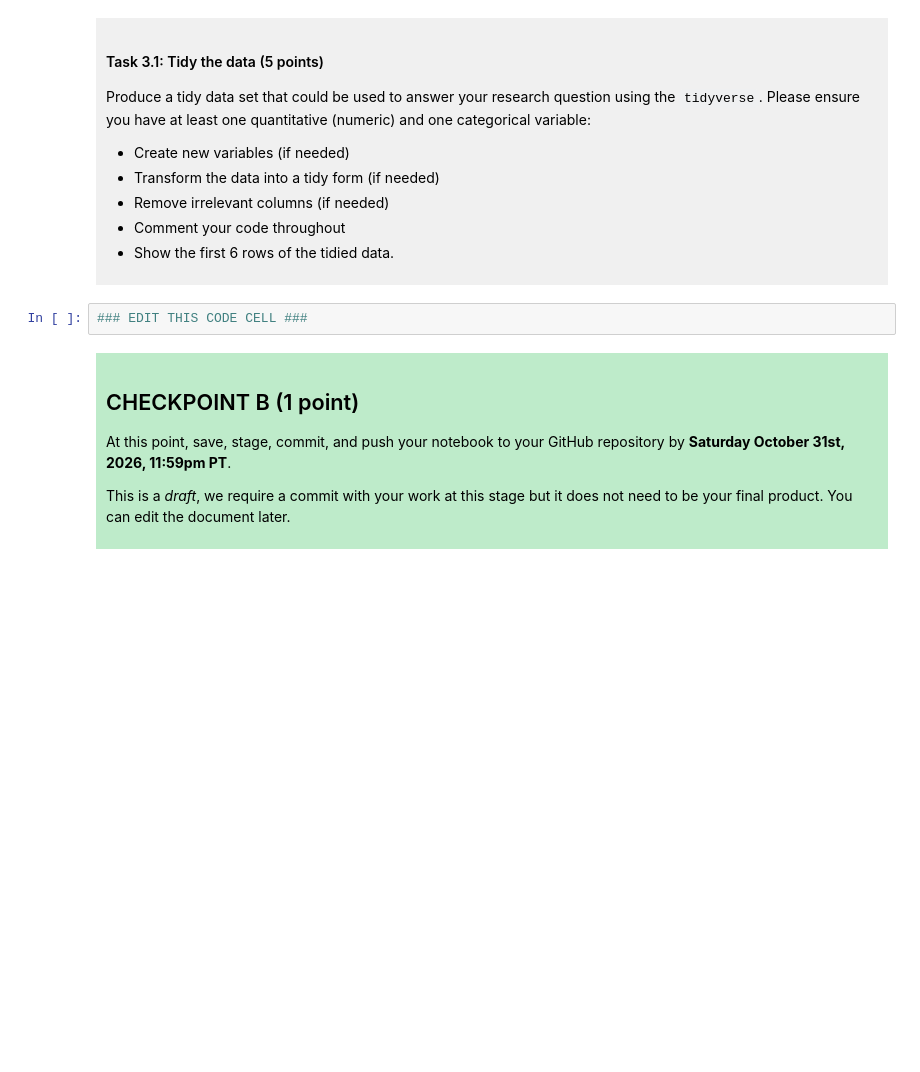
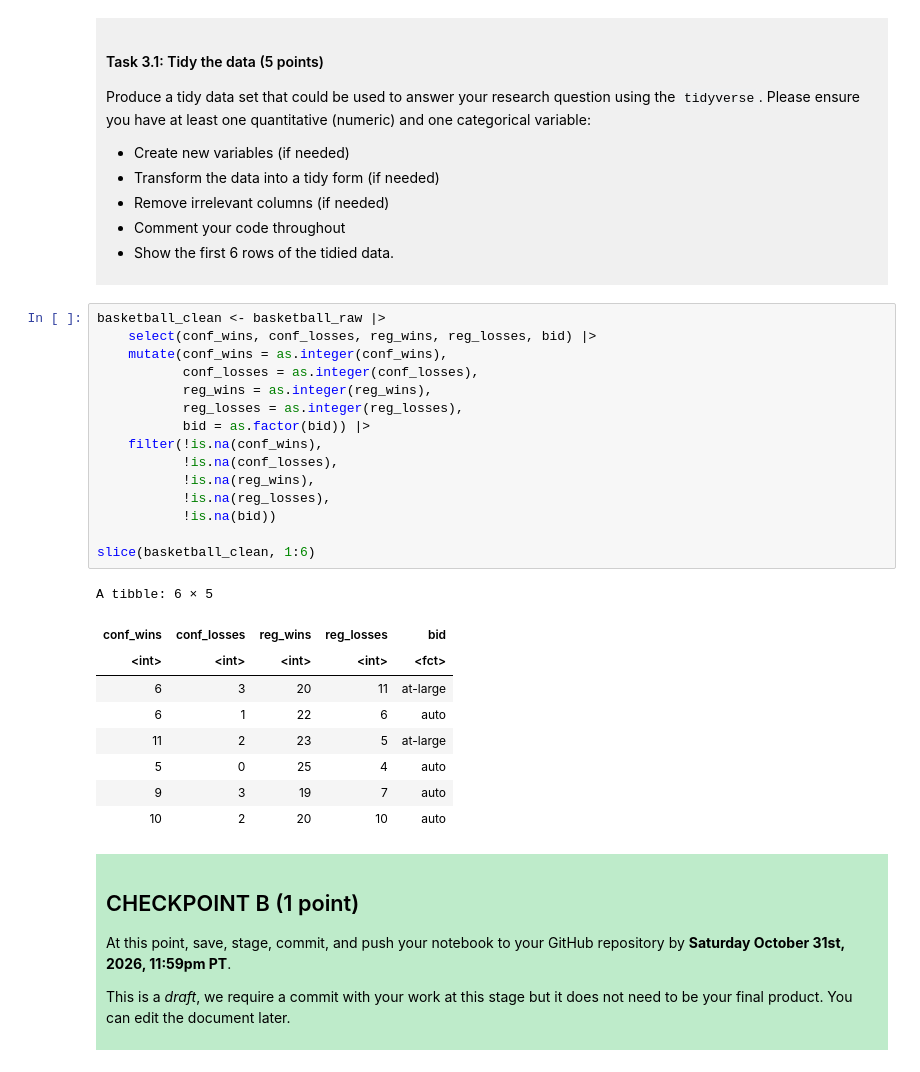
Before and after one commit to Jenimaja/dsci-100-project-sasha-biesanz, a Jupyter notebook: dsci-100-project-notebook.ipynb, the cells around one changed output. Drawn from its saved outputs; the diff is of its cells as text; blank space fills up the shorter version.

```diff
--- a/dsci-100-project-notebook.ipynb
+++ b/dsci-100-project-notebook.ipynb
@@ -189,7 +222,30 @@ Produce a tidy data set that could be used to answer your research question usin
 
 </div>
 # %%
-### EDIT THIS CODE CELL ###
+basketball_clean <- basketball_raw |>
+    select(conf_wins, conf_losses, reg_wins, reg_losses, bid) |>
+    mutate(conf_wins = as.integer(conf_wins),
+           conf_losses = as.integer(conf_losses),
+           reg_wins = as.integer(reg_wins),
+           reg_losses = as.integer(reg_losses),
+           bid = as.factor(bid)) |>
+    filter(!is.na(conf_wins),
+           !is.na(conf_losses),
+           !is.na(reg_wins),
+           !is.na(reg_losses),
+           !is.na(bid))
+
+slice(basketball_clean, 1:6)
+# %% [output]
+A tibble: 6 × 5
+| conf_wins | conf_losses | reg_wins | reg_losses | bid |
+| <int> | <int> | <int> | <int> | <fct> |
+| 6 | 3 | 20 | 11 | at-large |
+| 6 | 1 | 22 | 6 | auto |
+| 11 | 2 | 23 | 5 | at-large |
+| 5 | 0 | 25 | 4 | auto |
+| 9 | 3 | 19 | 7 | auto |
+| 10 | 2 | 20 | 10 | auto |
 # %% [markdown]
 <div style="background-color: #beebca; padding: 10px;">
 
```
Also changed, not shown: parts of 3 cells of this notebook.
